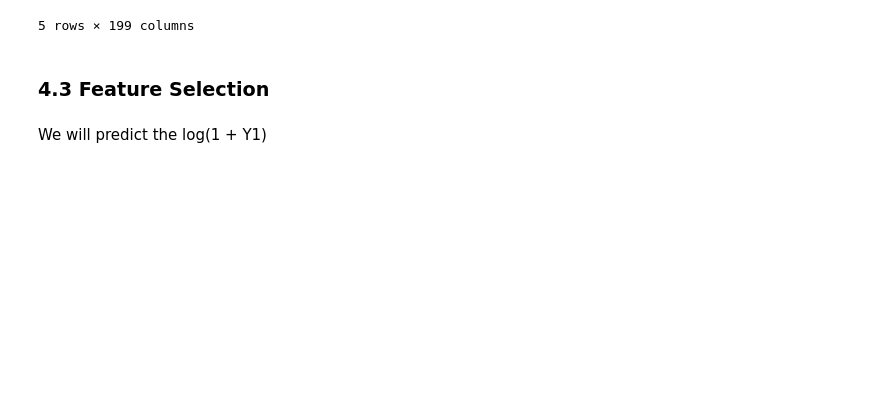
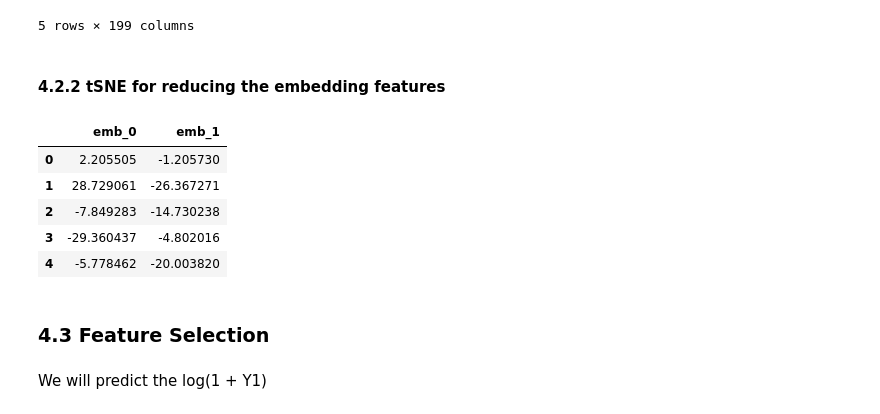
Before and after one commit to Siqi-Hu/LELEC2870-project, a Jupyter notebook: scripts/main.ipynb, the cells around one changed output. Saved outputs shown, nothing was run; the diff lists cells and outputs as text; code cells hidden in the pictures; blank space fills up the shorter version.

```diff
--- a/scripts/main.ipynb
+++ b/scripts/main.ipynb
@@ -386,8 +389,8 @@ def DRembeddings(img_emb_df, text_emb_df):
 
     return df_reduced_emb
 # %%
-df_reduced_emb = DRembeddings(img_emb_df, text_emb_df)
-df_reduced_emb.head()
+df_reduced_emb_pca = DRembeddings_pca(img_emb_df, text_emb_df)
+df_reduced_emb_pca.head()
 # %% [output]
 |  | emb_0 | emb_1 | emb_2 | emb_3 | emb_4 | emb_5 | emb_6 | emb_7 | emb_8 | emb_9 | ... | ... |
 | 0 | 1.054328 | -2.153237 | -0.802997 | -0.248707 | 1.349493 | -0.057840 | 1.314132 | -0.675291 | 1.171299 | 0.436517 | ... | ... |
@@ -396,6 +399,43 @@ df_reduced_emb.head()
 | 3 | -2.737351 | -0.962277 | -0.147203 | 0.202019 | 0.383081 | 0.646871 | 1.802819 | 0.555741 | 1.016410 | 0.509889 | ... | ... |
 | 4 | -0.188856 | -1.475641 | 1.705273 | 0.440138 | 0.412238 | -1.173195 | -0.601143 | -0.155727 | -0.484766 | -0.416415 | ... | ... |
 5 rows × 199 columns
+# %% [markdown]
+#### 4.2.2 tSNE for reducing the embedding features
+# %%
+scaler_emb = MinMaxScaler()
+emb_df_scaled = scaler_emb.fit_transform(pd.concat([img_emb_df, text_emb_df], axis=1))
+tsne_emb = TSNE(n_components=2, perplexity=50, init='pca', learning_rate='auto', random_state=42)
+tsne_emb.fit(emb_df_scaled)
+
+def DRembeddings_tsne(img_emb_df, text_emb_df):
+
+    # scale the data to the range between 0 and 1 before using PCA
+    # scaler_emb = MinMaxScaler()
+    # img_emb_df_scaled = scaler_emb.fit_transform(img_emb_df)
+    # text_emb_df_scaled = scaler_emb.fit_transform(text_emb_df)
+    emb_df_scaled = scaler_emb.fit_transform(pd.concat([img_emb_df, text_emb_df], axis=1))
+
+    # pca_emb = PCA(n_components=n_components)
+    # df_reduced_emb = pd.DataFrame(pca_emb.fit_transform(emb_df_scaled))
+    df_reduced_emb = pd.DataFrame(tsne_emb.fit_transform(emb_df_scaled))
+
+    emb_col_names = []
+    for i in range(df_reduced_emb.shape[1]):
+        emb_col_names.append("emb_" + str(i))
+
+    df_reduced_emb.columns = emb_col_names
+
+    return df_reduced_emb
+# %%
+df_reduced_emb_tsne = DRembeddings_tsne(img_emb_df, text_emb_df)
+df_reduced_emb_tsne.head()
+# %% [output]
+|  | emb_0 | emb_1 |
+| 0 | 2.205505 | -1.205730 |
+| 1 | 28.729061 | -26.367271 |
+| 2 | -7.849283 | -14.730238 |
+| 3 | -29.360437 | -4.802016 |
+| 4 | -5.778462 | -20.003820 |
 # %% [markdown]
 ### 4.3 Feature Selection
 # %% [markdown]
```
Also changed, not shown: parts of 12 cells of this notebook, 2 other files.
